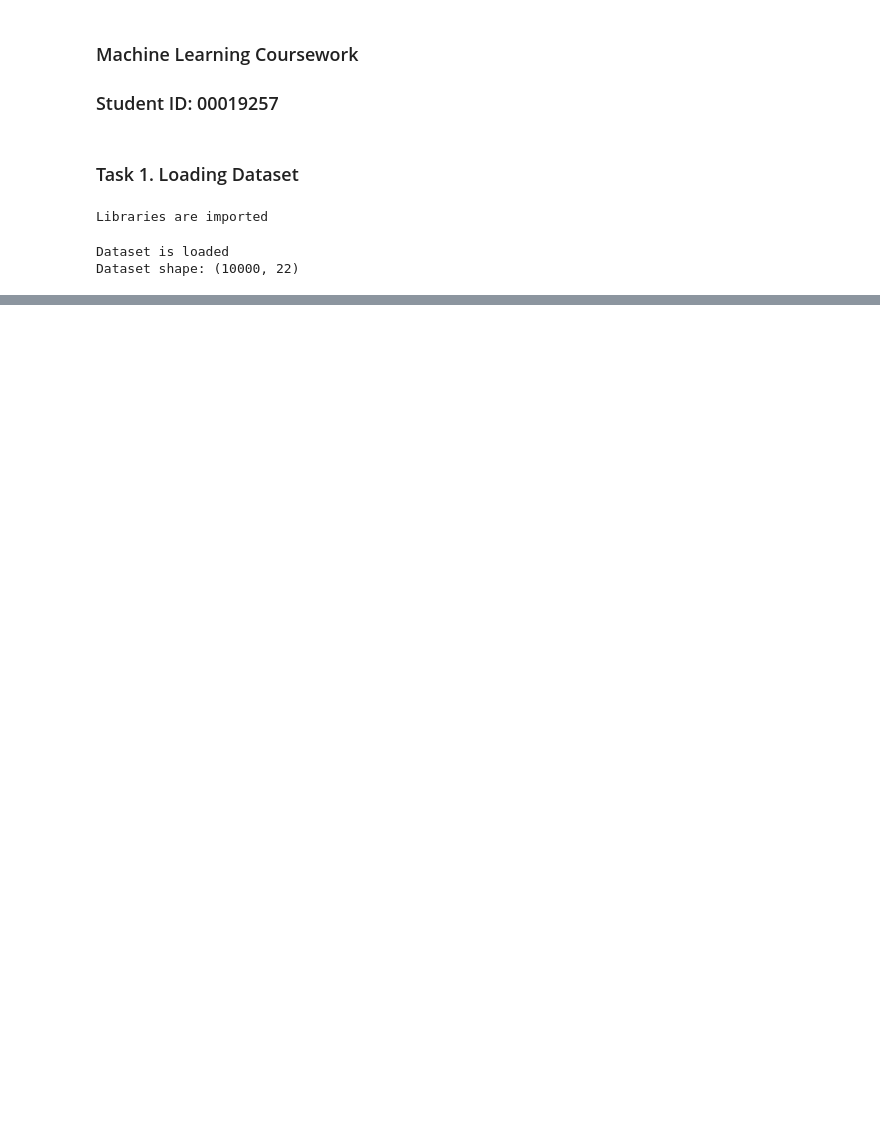
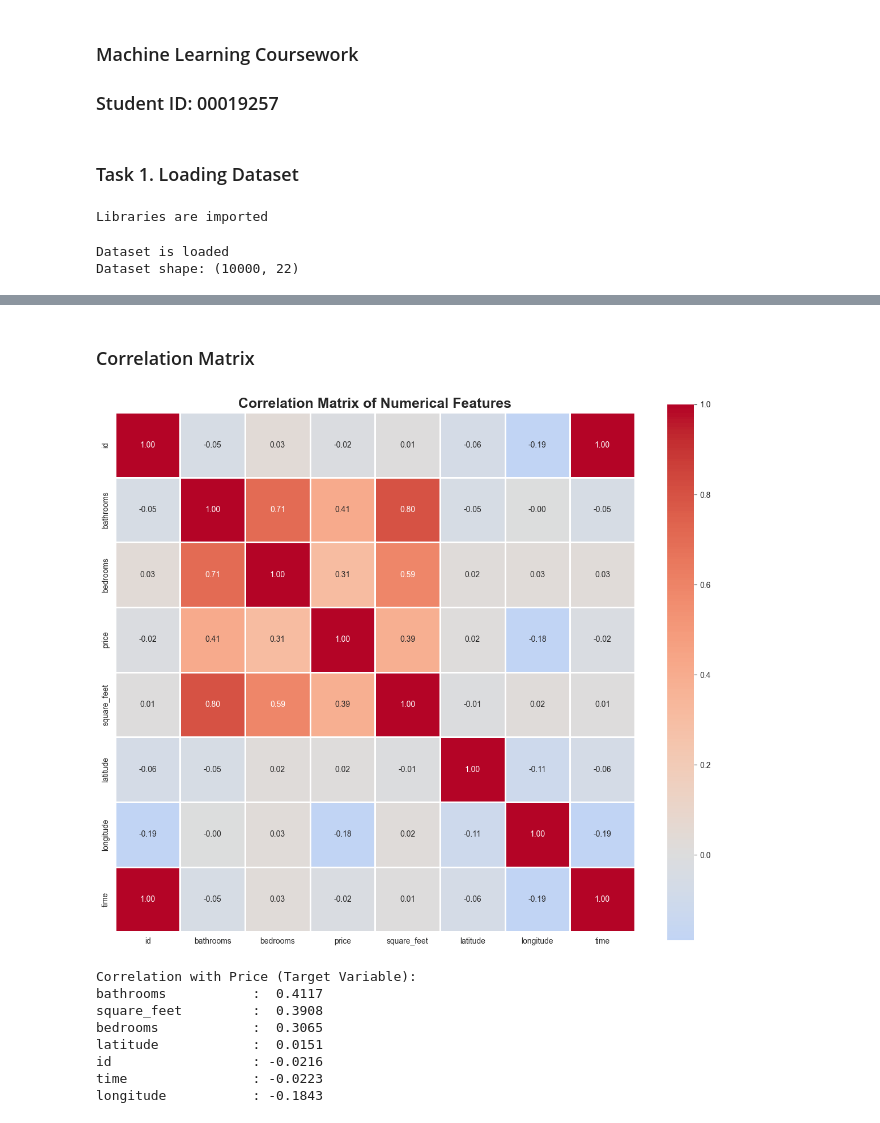
Before and after one commit to 00019257/MLDA.CW1.19257, a Jupyter notebook: apartment_price_prediction.ipynb, the cells around one changed output, grey strips where cells are left out. Saved outputs shown, nothing was run; the diff lists cells and outputs as text; code cells hidden in the pictures; blank space fills up the shorter version.

```diff
--- a/apartment_price_prediction.ipynb
+++ b/apartment_price_prediction.ipynb
@@ -36,0 +114,32 @@ First 5 rows of the dataset:
+# %% [markdown]
+### Correlation Matrix
+# %%
+# Correlation matrix for numerical features
+numerical_features = df.select_dtypes(include=[np.number]).columns
+correlation_matrix = df[numerical_features].corr()
+
+# correlation matrix
+plt.figure(figsize=(12, 10))
+sns.heatmap(correlation_matrix, annot=True, fmt='.2f', cmap='coolwarm',
+            center=0, square=True, linewidths=1)
+plt.title('Correlation Matrix of Numerical Features', fontsize=18, fontweight='bold')
+plt.tight_layout()
+plt.show()
+
+# Correlation with price feature (target variable)
+print("\nCorrelation with Price (Target Variable):")
+
+price_corr = correlation_matrix['price'].sort_values(ascending=False)
+for feature, corr_value in price_corr.items():
+    if feature != 'price':
+        print(f"{feature:20s}: {corr_value:7.4f}")
+# %% [output]
+[figure, added]
+Correlation with Price (Target Variable):
+bathrooms           :  0.4117
+square_feet         :  0.3908
+bedrooms            :  0.3065
+latitude            :  0.0151
+id                  : -0.0216
+time                : -0.0223
+longitude           : -0.1843
```
Also changed, not shown: parts of 7 cells of this notebook.
